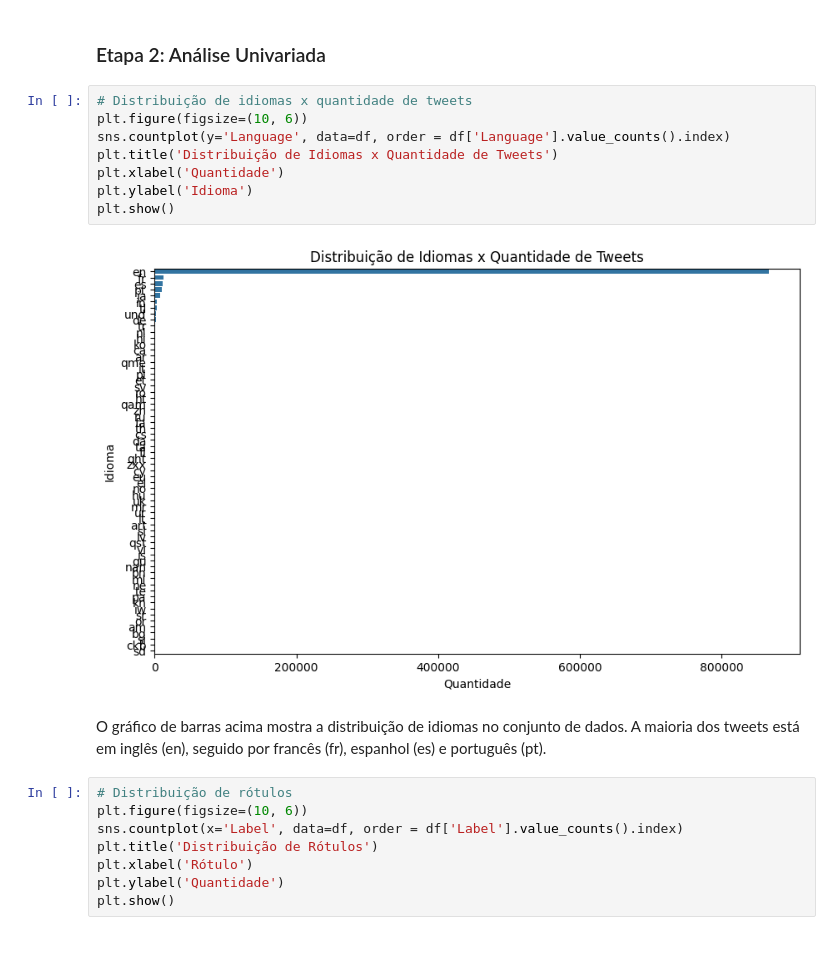
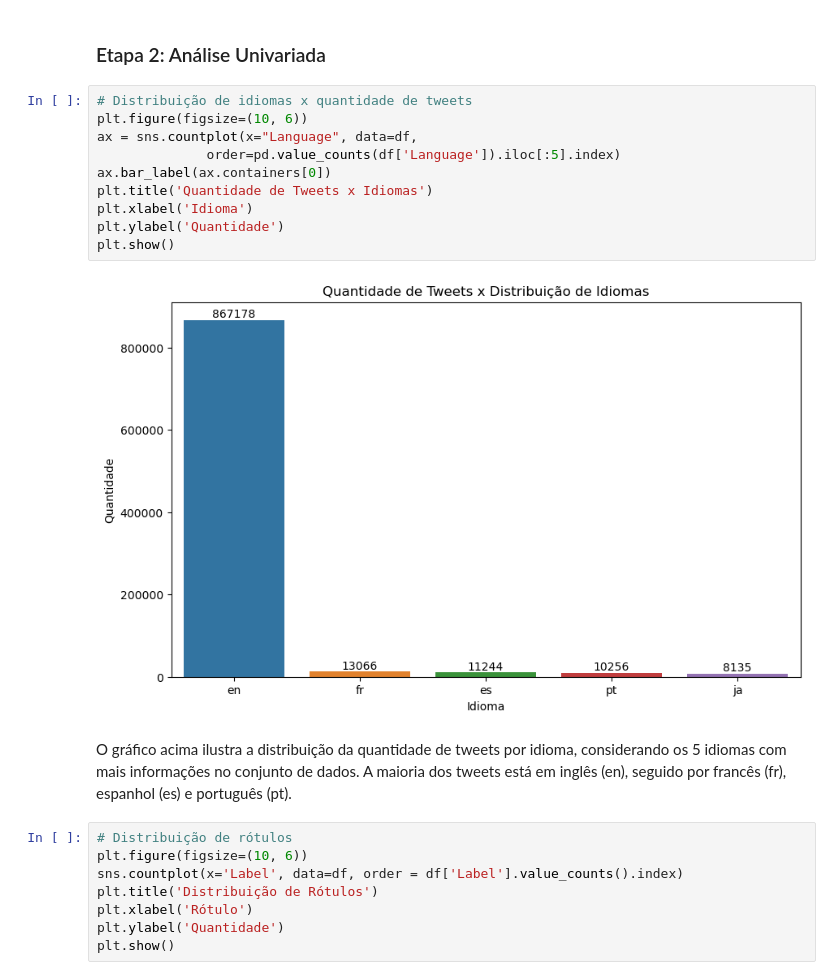
Before and after one commit to ICEI-PUC-Minas-PMV-SI/pmv-si-2024-1-pe7-t1-twittersentimentanalysis, a Jupyter notebook: src/00_EDA.ipynb, the cells around one changed output. Saved outputs shown, nothing was run; the diff lists cells and outputs as text; blank space fills up the shorter version.

```diff
--- a/src/00_EDA.ipynb
+++ b/src/00_EDA.ipynb
@@ -151,15 +144,17 @@ Quantidade de Dados Faltantes por Coluna: {'Text': 0, 'Language': 0, 'Label': 0,
 # %%
 # Distribuição de idiomas x quantidade de tweets
 plt.figure(figsize=(10, 6))
-sns.countplot(y='Language', data=df, order = df['Language'].value_counts().index)
-plt.title('Distribuição de Idiomas x Quantidade de Tweets')
-plt.xlabel('Quantidade')
-plt.ylabel('Idioma')
+ax = sns.countplot(x="Language", data=df,
+              order=pd.value_counts(df['Language']).iloc[:5].index)
+ax.bar_label(ax.containers[0])
+plt.title('Quantidade de Tweets x Idiomas')
+plt.xlabel('Idioma')
+plt.ylabel('Quantidade')
 plt.show()
 # %% [output]
-[figure, old version]
+[figure, new version]
 # %% [markdown]
-O gráfico de barras acima mostra a distribuição de idiomas no conjunto de dados. A maioria dos tweets está em inglês (en), seguido por francês (fr), espanhol (es) e português (pt).
+O gráfico acima ilustra a distribuição da quantidade de tweets por idioma, considerando os 5 idiomas com mais informações no conjunto de dados. A maioria dos tweets está em inglês (en), seguido por francês (fr), espanhol (es) e português (pt).
 # %%
 # Distribuição de rótulos
 plt.figure(figsize=(10, 6))
```
Also changed, not shown: parts of 1 cell of this notebook, 3 other files.
